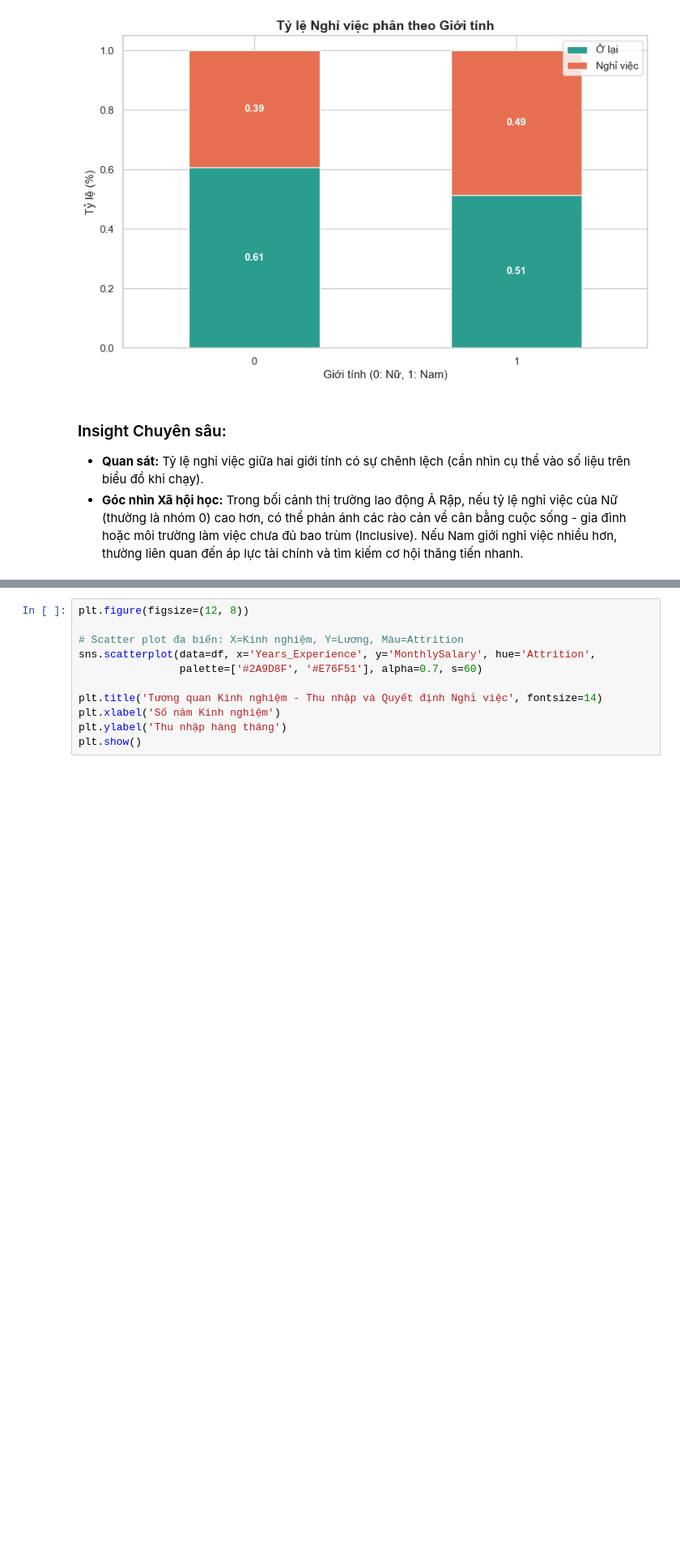
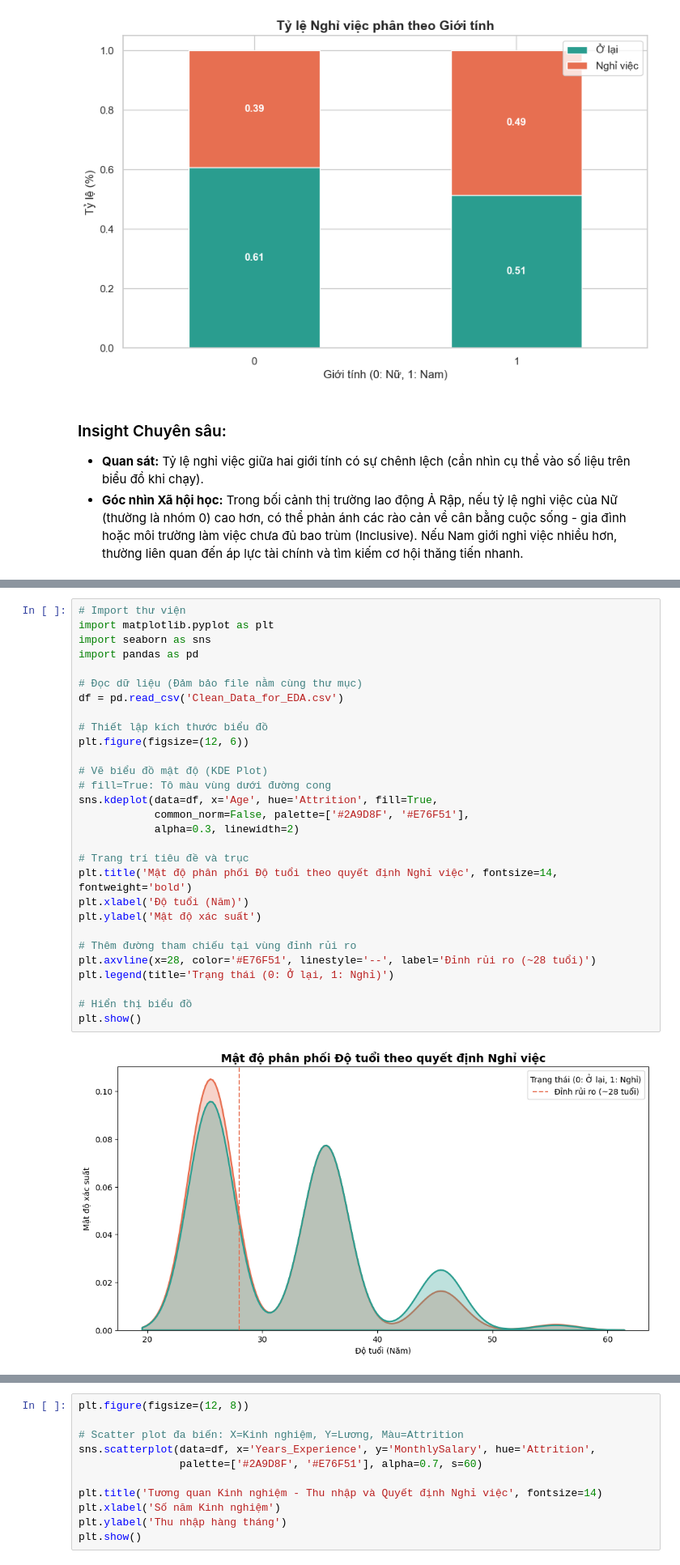
Before and after one commit to TonOfWeight072501/sgu_kpdl, a Jupyter notebook: CUOI_KY/EDA/PHANTICHDULIEUEDA.ipynb, the cells around one changed output, grey strips where cells are left out. Shown at 81% size. Drawn from its saved outputs; the diff is of its cells as text; blank space fills up the shorter version.

```diff
--- a/CUOI_KY/EDA/PHANTICHDULIEUEDA.ipynb
+++ b/CUOI_KY/EDA/PHANTICHDULIEUEDA.ipynb
@@ -158,0 +163,31 @@ plt.show()
+# %%
+# Import thư viện
+import matplotlib.pyplot as plt
+import seaborn as sns
+import pandas as pd
+
+# Đọc dữ liệu (Đảm bảo file nằm cùng thư mục)
+df = pd.read_csv('Clean_Data_for_EDA.csv')
+
+# Thiết lập kích thước biểu đồ
+plt.figure(figsize=(12, 6))
+
+# Vẽ biểu đồ mật độ (KDE Plot)
+# fill=True: Tô màu vùng dưới đường cong
+sns.kdeplot(data=df, x='Age', hue='Attrition', fill=True,
+            common_norm=False, palette=['#2A9D8F', '#E76F51'],
+            alpha=0.3, linewidth=2)
+
+# Trang trí tiêu đề và trục
+plt.title('Mật độ phân phối Độ tuổi theo quyết định Nghỉ việc', fontsize=14, fontweight='bold')
+plt.xlabel('Độ tuổi (Năm)')
+plt.ylabel('Mật độ xác suất')
+
+# Thêm đường tham chiếu tại vùng đỉnh rủi ro
+plt.axvline(x=28, color='#E76F51', linestyle='--', label='Đỉnh rủi ro (~28 tuổi)')
+plt.legend(title='Trạng thái (0: Ở lại, 1: Nghỉ)')
+
+# Hiển thị biểu đồ
+plt.show()
+# %% [output]
+[figure, added]
```
Also changed, not shown: parts of 6 cells of this notebook.
